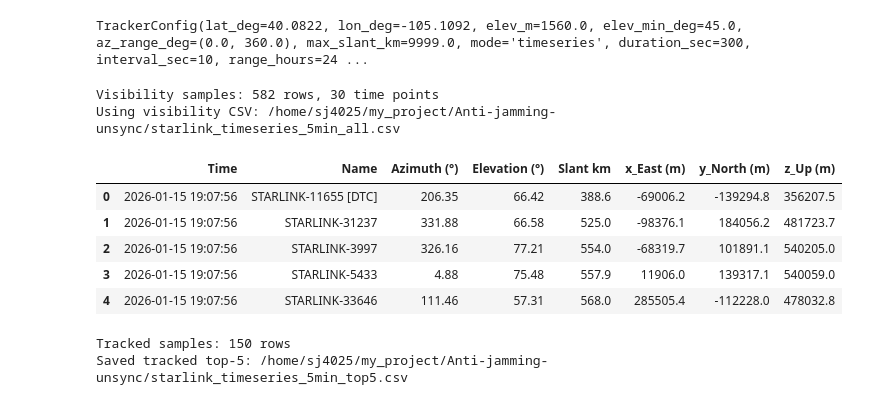
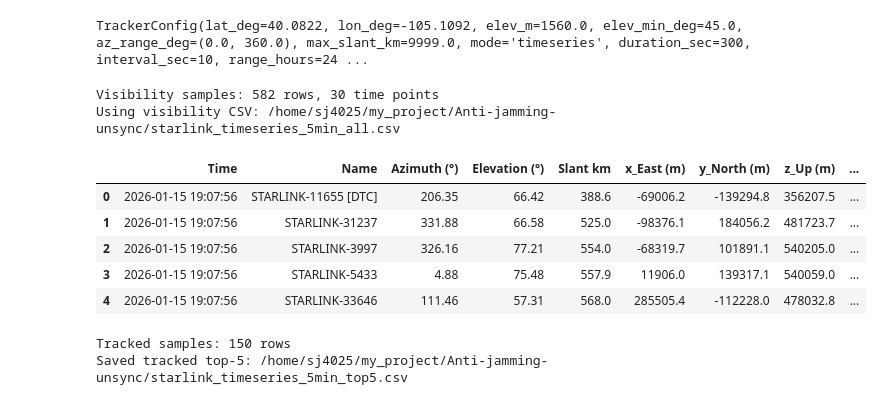
Before and after one commit to Shizhen-Jia/Anti-jamming-unsync, a Jupyter notebook: starlink_tracker.ipynb, the cells around one changed output. Cells and saved outputs as stored; diff of their text form; code cells hidden in the pictures.

```diff
--- a/starlink_tracker.ipynb
+++ b/starlink_tracker.ipynb
@@ -245,12 +294,22 @@ def load_visibility_frame(data):
     return sort_visibility(pd.read_csv(Path(data)))
 
 
+def ensure_velocity_columns(data, out_csv=None):
+    df = add_enu_velocity_columns(load_visibility_frame(data))
+
+    if out_csv is not None:
+        out_path = Path(out_csv)
+        out_path.parent.mkdir(parents=True, exist_ok=True)
+        df.to_csv(out_path, index=False)
+    return df
+
+
 def track_top_k(data, k=cfg.top_k, tol=cfg.track_tol, out_csv=None):
     """Track a rolling top-k set by slant-range rank, with optional rank tolerance."""
     if tol < 0:
         raise ValueError("tol must be >= 0")
 
-    df = load_visibility_frame(data)
+    df = ensure_velocity_columns(data)
     df["Rank"] = df.groupby("Time")["Slant km"].rank(method="first", ascending=True).astype(int)
 
     selected_names = []
@@ -291,6 +350,9 @@ def track_top_k(data, k=cfg.top_k, tol=cfg.track_tol, out_csv=None):
                 "x_East (m)": row["x_East (m)"],
                 "y_North (m)": row["y_North (m)"],
                 "z_Up (m)": row["z_Up (m)"],
+                "vx_East (m/s)": row["vx_East (m/s)"],
+                "vy_North (m/s)": row["vy_North (m/s)"],
+                "vz_Up (m/s)": row["vz_Up (m/s)"],
             })
 
     out = pd.DataFrame(out_rows)
@@ -520,27 +582,29 @@ def save_sky_animation(
 # %%
 # Set this to True when you want to download fresh TLEs and regenerate visibility samples.
 # Default False reuses the existing CSV, which is faster and avoids accidental network dependency.
 RUN_SAMPLE = False
 
 if RUN_SAMPLE or not cfg.visibility_csv.exists():
     ts = make_timescale()
     sats = load_starlink_tles(ts)
     visibility_df = collect_starlink_samples(sats, ts, cfg, out_csv=cfg.visibility_csv)
 else:
     visibility_df = load_visibility_frame(cfg.visibility_csv)
 
+visibility_df = ensure_velocity_columns(visibility_df, out_csv=cfg.visibility_csv)
+
 print(f"Visibility samples: {len(visibility_df)} rows, {visibility_df['Time'].nunique()} time points")
 print(f"Using visibility CSV: {cfg.visibility_csv}")
 visibility_df.head()
 # %% [output]
 Visibility samples: 582 rows, 30 time points
 Using visibility CSV: /home/sj4025/my_project/Anti-jamming-unsync/starlink_timeseries_5min_all.csv
-|  | Time | Name | Azimuth (°) | Elevation (°) | Slant km | x_East (m) | y_North (m) | z_Up (m) |
-| 0 | 2026-01-15 19:07:56 | STARLINK-11655 [DTC] | 206.35 | 66.42 | 388.6 | -69006.2 | -139294.8 | 356207.5 |
-| 1 | 2026-01-15 19:07:56 | STARLINK-31237 | 331.88 | 66.58 | 525.0 | -98376.1 | 184056.2 | 481723.7 |
-| 2 | 2026-01-15 19:07:56 | STARLINK-3997 | 326.16 | 77.21 | 554.0 | -68319.7 | 101891.1 | 540205.0 |
-| 3 | 2026-01-15 19:07:56 | STARLINK-5433 | 4.88 | 75.48 | 557.9 | 11906.0 | 139317.1 | 540059.0 |
-| 4 | 2026-01-15 19:07:56 | STARLINK-33646 | 111.46 | 57.31 | 568.0 | 285505.4 | -112228.0 | 478032.8 |
+|  | Time | Name | Azimuth (°) | Elevation (°) | Slant km | x_East (m) | y_North (m) | z_Up (m) | ... |
+| 0 | 2026-01-15 19:07:56 | STARLINK-11655 [DTC] | 206.35 | 66.42 | 388.6 | -69006.2 | -139294.8 | 356207.5 | ... |
+| 1 | 2026-01-15 19:07:56 | STARLINK-31237 | 331.88 | 66.58 | 525.0 | -98376.1 | 184056.2 | 481723.7 | ... |
+| 2 | 2026-01-15 19:07:56 | STARLINK-3997 | 326.16 | 77.21 | 554.0 | -68319.7 | 101891.1 | 540205.0 | ... |
+| 3 | 2026-01-15 19:07:56 | STARLINK-5433 | 4.88 | 75.48 | 557.9 | 11906.0 | 139317.1 | 540059.0 | ... |
+| 4 | 2026-01-15 19:07:56 | STARLINK-33646 | 111.46 | 57.31 | 568.0 | 285505.4 | -112228.0 | 478032.8 | ... |
 # %%
 tracked_df = track_top_k(
     visibility_df,
```
Also changed, not shown: parts of 1 cell of this notebook, 2 other files.
